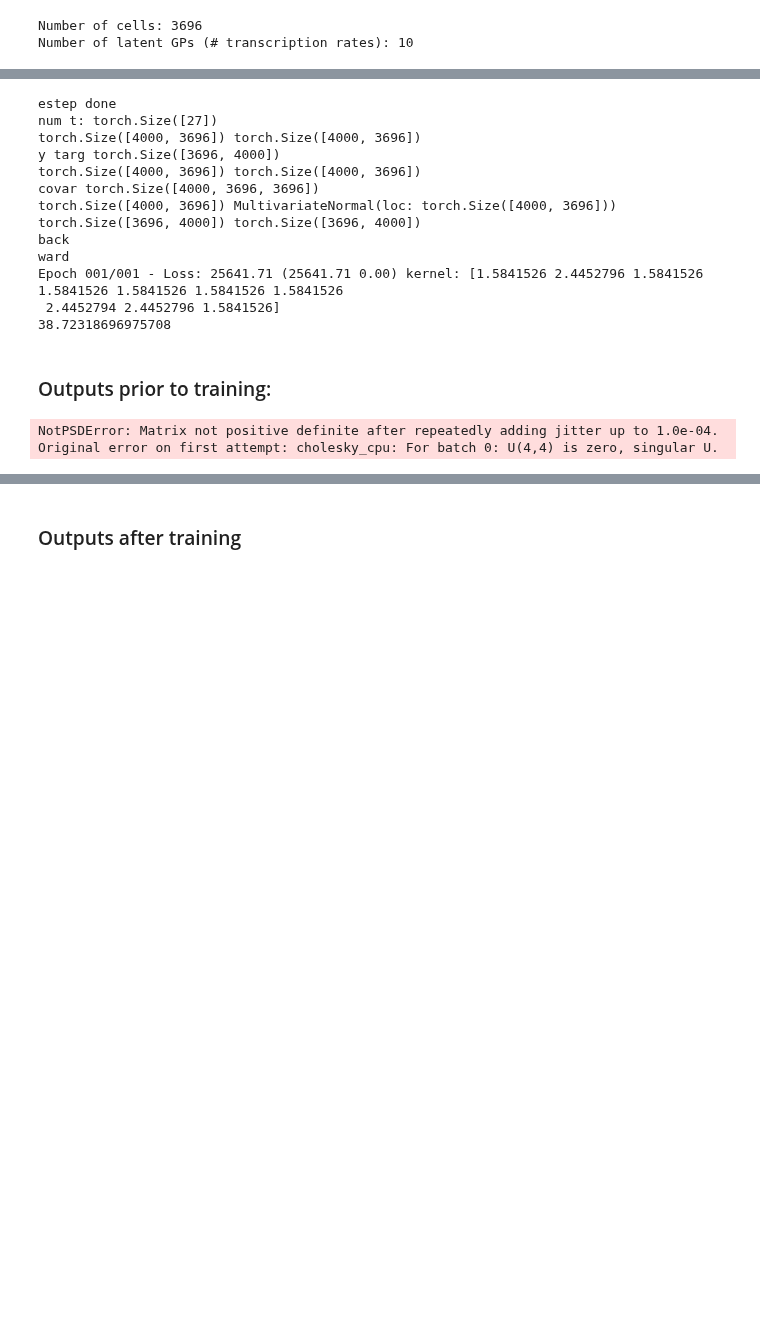
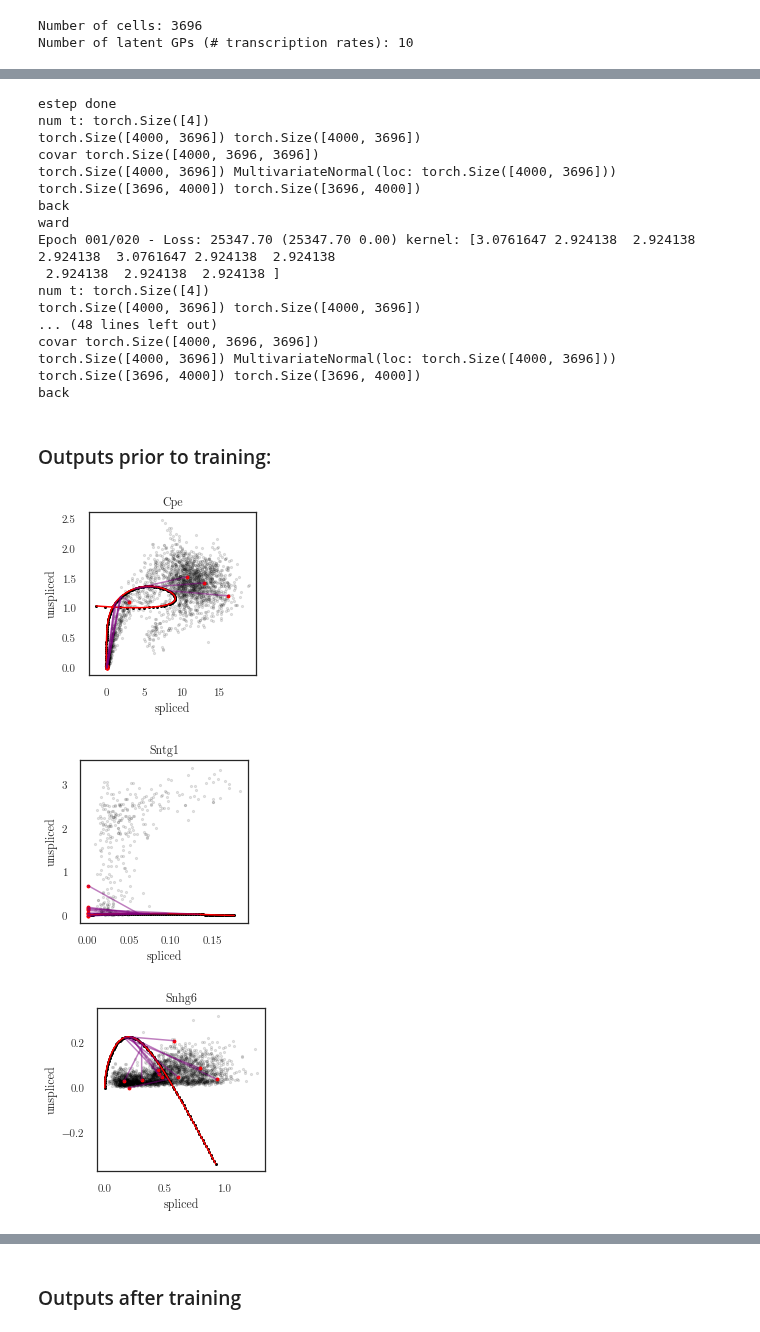
Before and after one commit to mossjacob/alfi, a Jupyter notebook: experiments/rnavelocity/rnavelocity.ipynb, the cells around one changed output, grey strips where cells are left out. Saved outputs shown, nothing was run; the diff lists cells and outputs as text; code cells hidden in the pictures; blank space fills up the shorter version.

```diff
--- a/experiments/rnavelocity/rnavelocity.ipynb
+++ b/experiments/rnavelocity/rnavelocity.ipynb
@@ -27,8 +28,8 @@ torch.Size([1, 3696])
 # %%
 def print_scatter(cells, gene_index, num_connections=10, colors=None):
     traj = trainer.previous_trajectory.mean.transpose(0, 1)
-    u = traj[:2000].detach()  # (num_genes, 100, 1)
-    s = traj[2000:].detach()  # (num_genes, 100, 1)
+    u = traj[:2000].detach()  # (num_genes, 100)
+    s = traj[2000:].detach()  # (num_genes, 100)
     u_y = cells[:2000]  # (num_genes, num_cells)
     s_y = cells[2000:]  # (num_genes, num_cells)
 
@@ -43,6 +44,10 @@ def print_scatter(cells, gene_index, num_connections=10, colors=None):
                              u_y[gene_index, :, 0].nonzero())
     plt.scatter(s_y[gene_index, indices, 0], u_y[gene_index, indices, 0], alpha=0.1,s=5, c='black')
 
+    # Plot timepoint choices
+    for timepoint in range(trainer.timepoint_choices.shape[0]):
+        plt.scatter(s[gene_index, timepoint], u[gene_index, timepoint], s=4, c='black')
+
     # Plot some connections between cell points and the trajectory line
     for i in range(num_connections):
         plt.scatter(s_y[gene_index, i, 0], u_y[gene_index, i, 0], s=8, c='red')
@@ -183,34 +129,42 @@ RuntimeError: Can't call numpy() on Tensor that requires grad. Use tensor.detach
 import time
 start = time.time()
 
-output = trainer.train(1, report_interval=1, step_size=1e-1)
+output = trainer.train(20, report_interval=1, step_size=1e-1)
 end = time.time()
 print(end - start)
 # %% [output]
 estep done
-num t: torch.Size([27])
-torch.Size([4000, 3696]) torch.Size([4000, 3696])
-y targ torch.Size([3696, 4000])
+num t: torch.Size([4])
 torch.Size([4000, 3696]) torch.Size([4000, 3696])
 covar torch.Size([4000, 3696, 3696])
 torch.Size([4000, 3696]) MultivariateNormal(loc: torch.Size([4000, 3696]))
 torch.Size([3696, 4000]) torch.Size([3696, 4000])
 back
 ward
-Epoch 001/001 - Loss: 25641.71 (25641.71 0.00) kernel: [1.5841526 2.4452796 1.5841526 1.5841526 1.5841526 1.5841526 1.5841526
- 2.4452794 2.4452796 1.5841526]
-38.72318696975708
+Epoch 001/020 - Loss: 25347.70 (25347.70 0.00) kernel: [3.0761647 2.924138  2.924138  2.924138  3.0761647 2.924138  2.924138
+ 2.924138  2.924138  2.924138 ]
+num t: torch.Size([4])
+torch.Size([4000, 3696]) torch.Size([4000, 3696])
+... (48 lines left out)
+covar torch.Size([4000, 3696, 3696])
+torch.Size([4000, 3696]) MultivariateNormal(loc: torch.Size([4000, 3696]))
+torch.Size([3696, 4000]) torch.Size([3696, 4000])
+back
 # %% [markdown]
 ### Outputs prior to training:
 # %%
+#0, -3 15
+#0 -2 0 3
 trainer.previous_trajectory = lfm(trainer.timepoint_choices, step_size=step_size)
 
 # plotter.plot_outputs(t_predict, replicate=0, t_scatter=t_observed,y_scatter=dataset.m_observed, model_kwargs=model_kwargs);
 # plotter.plot_latents(t_predict, ylim=(-1, 3), plot_barenco=True, plot_inducing=False)
 data = next(iter(trainer.data_loader))
 cells = data.permute(0, 2, 1) # (O, C, 1)
 
-for i in range(0, 2):
+for i in [cpe_index] + list(range(0, 2)):
     print_scatter(cells, i)
 # %% [output]
-NotPSDError: Matrix not positive definite after repeatedly adding jitter up to 1.0e-04. Original error on first attempt: cholesky_cpu: For batch 0: U(4,4) is zero, singular U.
+[figure, added]
+[figure, added]
+[figure, added]
```
Also changed, not shown: parts of 11 cells of this notebook, 2 other files.
